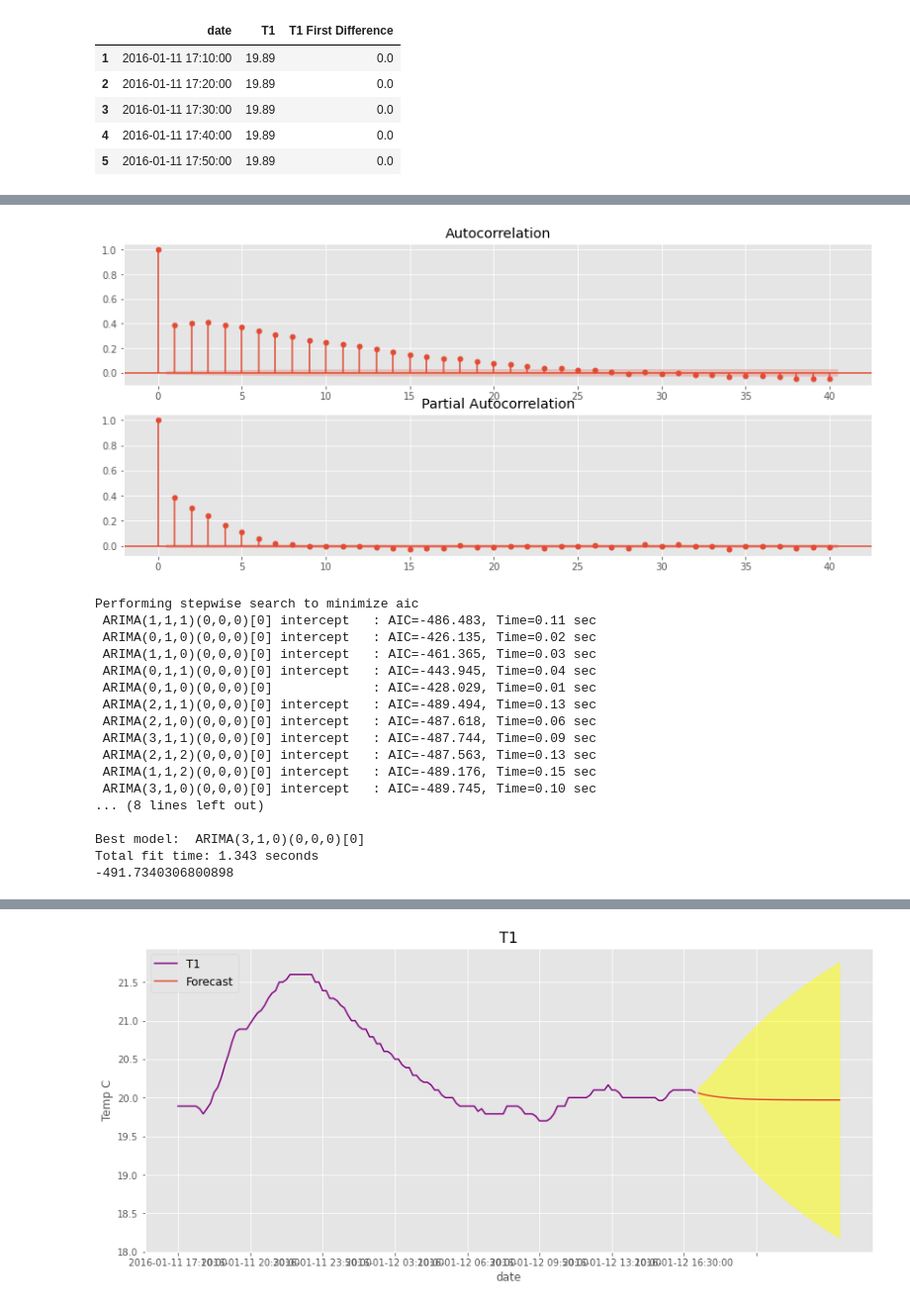
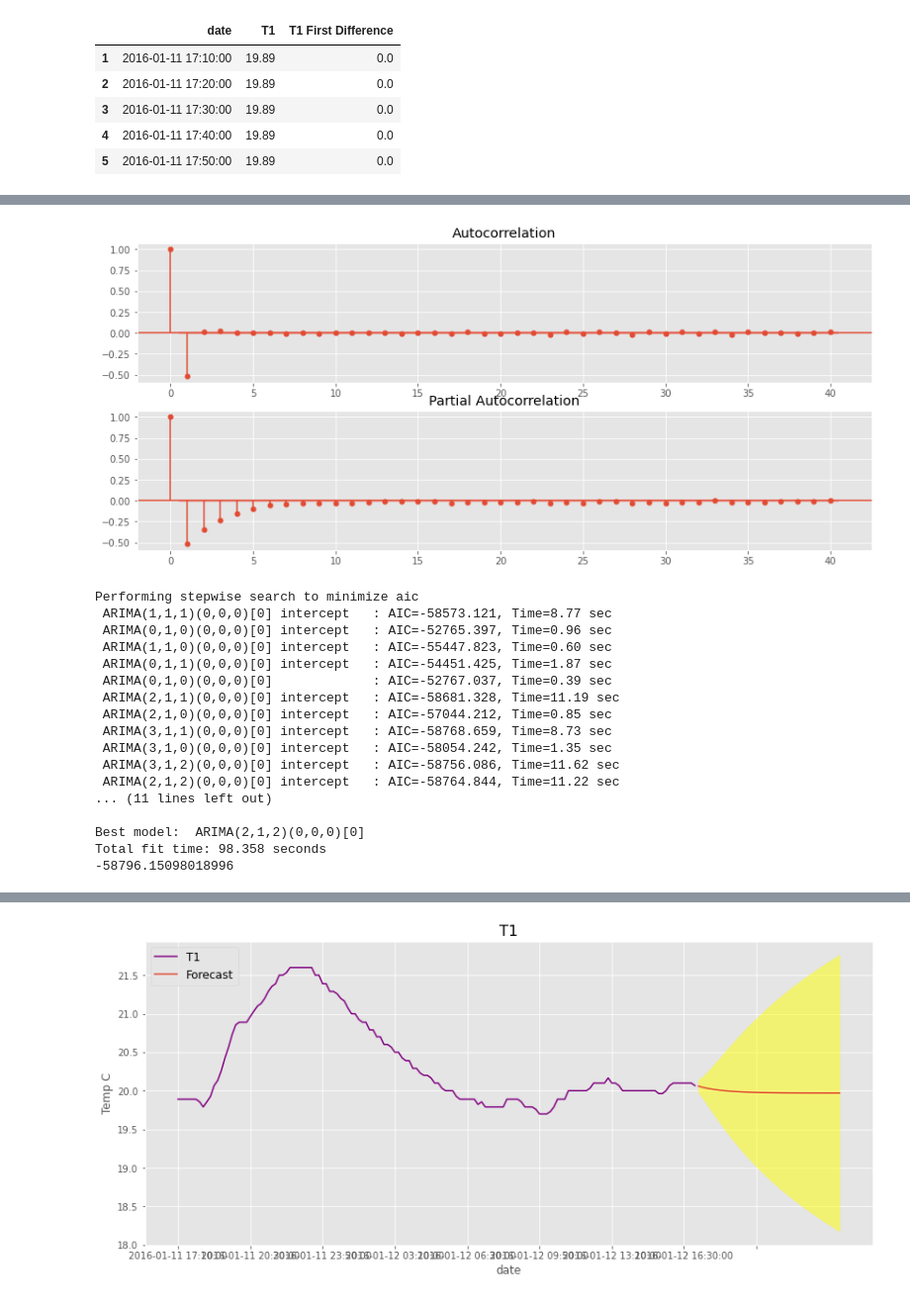
Before and after one commit to theadriennelee/498Capstone, a Jupyter notebook: ARIMA/SARIMA on T1.ipynb, the cells around one changed output, grey strips where cells are left out. Shown at 99% size. Cells and saved outputs as stored; diff of their text form; code cells hidden in the pictures.

```diff
--- a/ARIMA/SARIMA on T1.ipynb
+++ b/ARIMA/SARIMA on T1.ipynb
@@ -111,0 +141,16 @@ Critial Values:
+# %%
+t1['T1 2nd Difference'] = t1['T1 First Difference'] - t1['T1 First Difference'].shift(1)
+t1.dropna(subset = ["T1 2nd Difference"], inplace=True)
+t1.head()
+
+plt.figure(figsize=[12, 5]); # Set dimensions for figure
+t1.plot(x='date', y='T1 2nd Difference', figsize = (14, 6), legend = True, color='g')
+plt.title('T1 timeseries 2nd difference')
+plt.ylabel('Difference in C')
+plt.xlabel('Date')
+plt.xticks(rotation=90)
+plt.grid(True)
+plt.show()
+fig = plt.figure(figsize=(14,6))
+ax1 = fig.add_subplot(211)
+fig = sm.graphics.tsa.plot_acf(t1['T1 2nd Difference'].dropna(),lags=40,ax=ax1)
@@ -112,47 +192,47 @@ Critial Values:
 # %%
 from statsmodels.graphics.tsaplots import plot_acf,plot_pacf
 import statsmodels.api as sm
 fig = plt.figure(figsize=(14,6))
 ax1 = fig.add_subplot(211)
-fig = sm.graphics.tsa.plot_acf(t1['T1 First Difference'].dropna(),lags=40,ax=ax1)
+fig = sm.graphics.tsa.plot_acf(t1['T1 2nd Difference'].dropna(),lags=40,ax=ax1)
 ax2 = fig.add_subplot(212)
-fig = sm.graphics.tsa.plot_pacf(t1['T1 First Difference'].dropna(),lags=40,ax=ax2)
+fig = sm.graphics.tsa.plot_pacf(t1['T1 2nd Difference'].dropna(),lags=40,ax=ax2)
 # %% [output]
-[figure, old version]
+[figure, new version]
 # %%
 import pmdarima as pm
-bar = pd.read_csv('data.csv',index_col=0)
-bar = bar[['T1']]
-bar.index = pd.to_datetime(bar.index)
-bar.head()
-foobar = bar[:144]
+#bar = pd.read_csv('data.csv',index_col=0)
+#bar = bar[['T1']]
+#bar.index = pd.to_datetime(bar.index)
+#foo = bar
+#foobar = foo[:int(0.85*len(bar['T1']))]
 
-stepwise_model = pm.auto_arima(foobar, start_p=1, start_q=1,
-                           max_p=8, max_q=8, m=144,
+stepwise_model = pm.auto_arima(t1['T1'], start_p=1, start_q=1,
+                           max_p=3, max_q=3, m=144,
                            start_P=0, seasonal=False,
-                           max_d=5, trace=True,
+                           max_d=1, trace=True,
                            error_action='ignore',
                            suppress_warnings=True,
                            stepwise=True)
 print(stepwise_model.aic())
 # %% [output]
 Performing stepwise search to minimize aic
- ARIMA(1,1,1)(0,0,0)[0] intercept   : AIC=-486.483, Time=0.11 sec
- ARIMA(0,1,0)(0,0,0)[0] intercept   : AIC=-426.135, Time=0.02 sec
- ARIMA(1,1,0)(0,0,0)[0] intercept   : AIC=-461.365, Time=0.03 sec
- ARIMA(0,1,1)(0,0,0)[0] intercept   : AIC=-443.945, Time=0.04 sec
- ARIMA(0,1,0)(0,0,0)[0]             : AIC=-428.029, Time=0.01 sec
- ARIMA(2,1,1)(0,0,0)[0] intercept   : AIC=-489.494, Time=0.13 sec
- ARIMA(2,1,0)(0,0,0)[0] intercept   : AIC=-487.618, Time=0.06 sec
- ARIMA(3,1,1)(0,0,0)[0] intercept   : AIC=-487.744, Time=0.09 sec
- ARIMA(2,1,2)(0,0,0)[0] intercept   : AIC=-487.563, Time=0.13 sec
- ARIMA(1,1,2)(0,0,0)[0] intercept   : AIC=-489.176, Time=0.15 sec
- ARIMA(3,1,0)(0,0,0)[0] intercept   : AIC=-489.745, Time=0.10 sec
-... (8 lines left out)
+ ARIMA(1,1,1)(0,0,0)[0] intercept   : AIC=-58573.121, Time=8.77 sec
+ ARIMA(0,1,0)(0,0,0)[0] intercept   : AIC=-52765.397, Time=0.96 sec
+ ARIMA(1,1,0)(0,0,0)[0] intercept   : AIC=-55447.823, Time=0.60 sec
+ ARIMA(0,1,1)(0,0,0)[0] intercept   : AIC=-54451.425, Time=1.87 sec
+ ARIMA(0,1,0)(0,0,0)[0]             : AIC=-52767.037, Time=0.39 sec
+ ARIMA(2,1,1)(0,0,0)[0] intercept   : AIC=-58681.328, Time=11.19 sec
+ ARIMA(2,1,0)(0,0,0)[0] intercept   : AIC=-57044.212, Time=0.85 sec
+ ARIMA(3,1,1)(0,0,0)[0] intercept   : AIC=-58768.659, Time=8.73 sec
+ ARIMA(3,1,0)(0,0,0)[0] intercept   : AIC=-58054.242, Time=1.35 sec
+ ARIMA(3,1,2)(0,0,0)[0] intercept   : AIC=-58756.086, Time=11.62 sec
+ ARIMA(2,1,2)(0,0,0)[0] intercept   : AIC=-58764.844, Time=11.22 sec
+... (11 lines left out)
 
-Best model:  ARIMA(3,1,0)(0,0,0)[0]
-Total fit time: 1.343 seconds
--491.7340306800898
+Best model:  ARIMA(2,1,2)(0,0,0)[0]
+Total fit time: 98.358 seconds
+-58796.15098018996
 # %%
 best_model = SARIMAX(t1['T1'][:144], order=(3, 1, 0), seasonal_order=(0, 0, 0, 0)).fit(dis=-1)
 print(best_model.summary())
```
Also changed, not shown: parts of 10 cells of this notebook.
